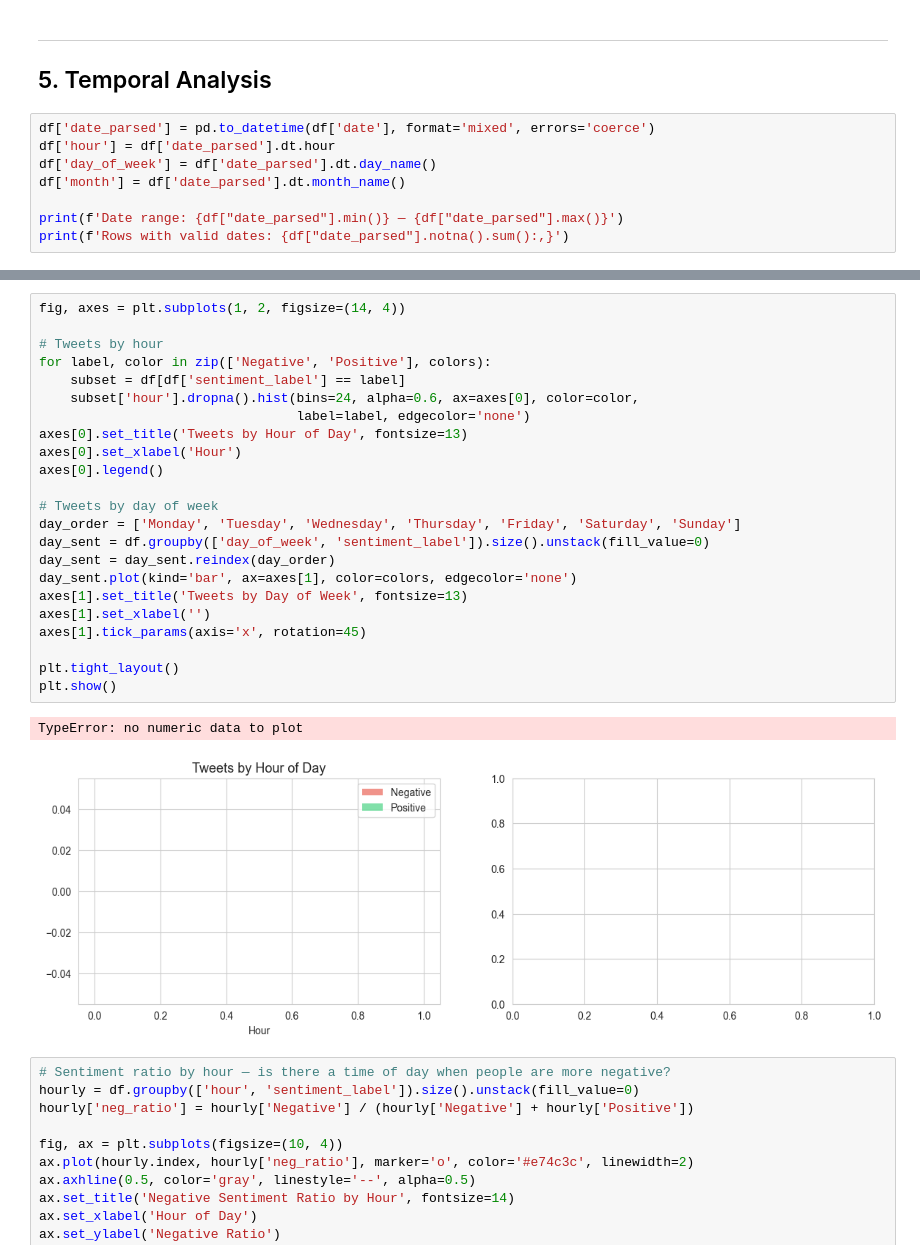
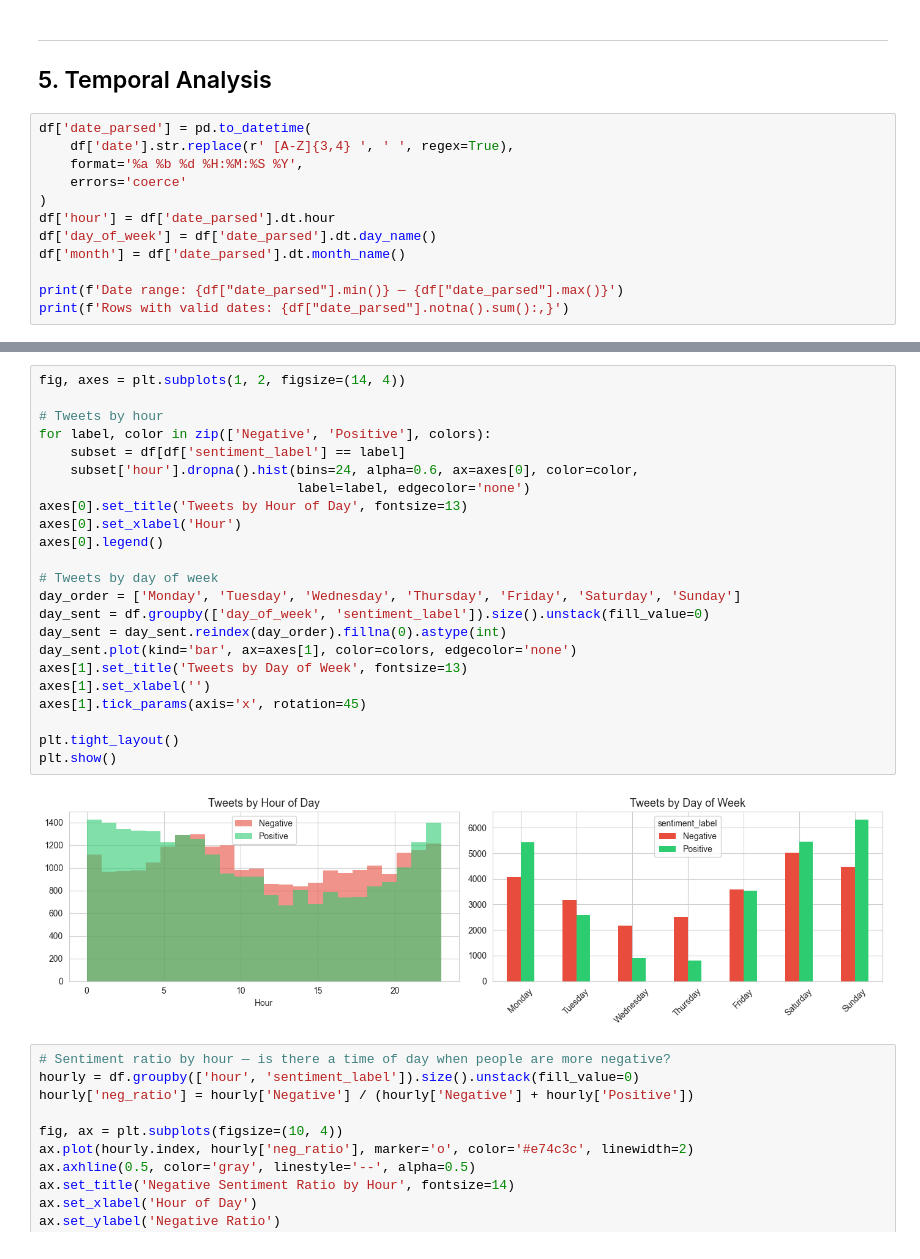
Before and after one commit to royboker/yaniv-data-science-final-project, a Jupyter notebook: notebooks/phase1_sentiment140.ipynb, the cells around one changed output, grey strips where cells are left out. Cells and saved outputs as stored; diff of their text form.

```diff
--- a/notebooks/phase1_sentiment140.ipynb
+++ b/notebooks/phase1_sentiment140.ipynb
@@ -311,7 +311,11 @@ Most "Negative" words (low pos/neg ratio):
 ---
 ## 5. Temporal Analysis
 # %%
-df['date_parsed'] = pd.to_datetime(df['date'], format='mixed', errors='coerce')
+df['date_parsed'] = pd.to_datetime(
+    df['date'].str.replace(r' [A-Z]{3,4} ', ' ', regex=True),
+    format='%a %b %d %H:%M:%S %Y',
+    errors='coerce'
+)
 df['hour'] = df['date_parsed'].dt.hour
 df['day_of_week'] = df['date_parsed'].dt.day_name()
 df['month'] = df['date_parsed'].dt.month_name()
@@ -324,29 +328,28 @@ Rows with valid dates: 0
 # %%
 fig, axes = plt.subplots(1, 2, figsize=(14, 4))
 
 # Tweets by hour
 for label, color in zip(['Negative', 'Positive'], colors):
     subset = df[df['sentiment_label'] == label]
     subset['hour'].dropna().hist(bins=24, alpha=0.6, ax=axes[0], color=color,
                                  label=label, edgecolor='none')
 axes[0].set_title('Tweets by Hour of Day', fontsize=13)
 axes[0].set_xlabel('Hour')
 axes[0].legend()
 
 # Tweets by day of week
 day_order = ['Monday', 'Tuesday', 'Wednesday', 'Thursday', 'Friday', 'Saturday', 'Sunday']
 day_sent = df.groupby(['day_of_week', 'sentiment_label']).size().unstack(fill_value=0)
-day_sent = day_sent.reindex(day_order)
+day_sent = day_sent.reindex(day_order).fillna(0).astype(int)
 day_sent.plot(kind='bar', ax=axes[1], color=colors, edgecolor='none')
 axes[1].set_title('Tweets by Day of Week', fontsize=13)
 axes[1].set_xlabel('')
 axes[1].tick_params(axis='x', rotation=45)
 
 plt.tight_layout()
 plt.show()
 # %% [output]
-TypeError: no numeric data to plot
-[figure, old version]
+[figure, new version]
 # %%
 # Sentiment ratio by hour — is there a time of day when people are more negative?
 hourly = df.groupby(['hour', 'sentiment_label']).size().unstack(fill_value=0)
```
Also changed, not shown: parts of 2 cells of this notebook, 1 other file.
